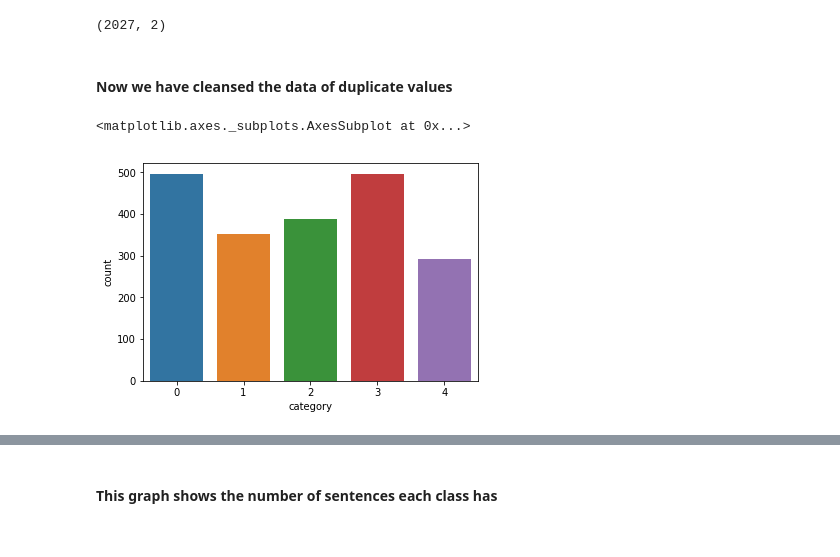
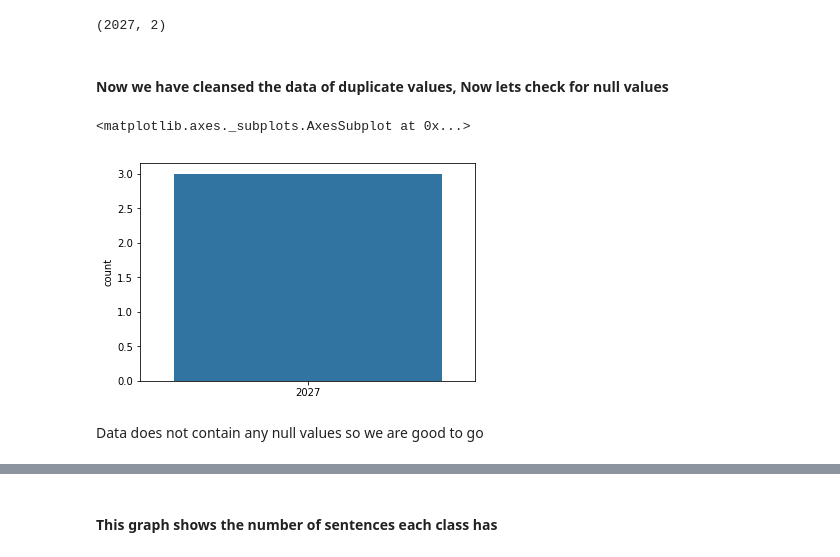
Before and after one commit to sarthak169/text_classifier, a Jupyter notebook: text classifier.ipynb, the cells around one changed output, grey strips where cells are left out. Drawn from its saved outputs; the diff is of its cells as text; code cells hidden in the pictures.

```diff
--- a/text classifier.ipynb
+++ b/text classifier.ipynb
@@ -83,9 +96,11 @@ print(data.shape)
 # %% [output]
 (2027, 2)
 # %% [markdown]
-#### Now we have cleansed the data of duplicate values
+#### Now we have cleansed the data of duplicate values, Now lets check for null values
 # %%
-sns.countplot(x='category', data=data)
+sns.countplot(data.isnull().count())
 # %% [output]
 <matplotlib.axes._subplots.AxesSubplot at 0x...>
-[figure, old version]
+[figure, new version]
+# %% [markdown]
+Data does not contain any null values so we are good to go
```
Also changed, not shown: parts of 56 cells of this notebook, 2 other files.
